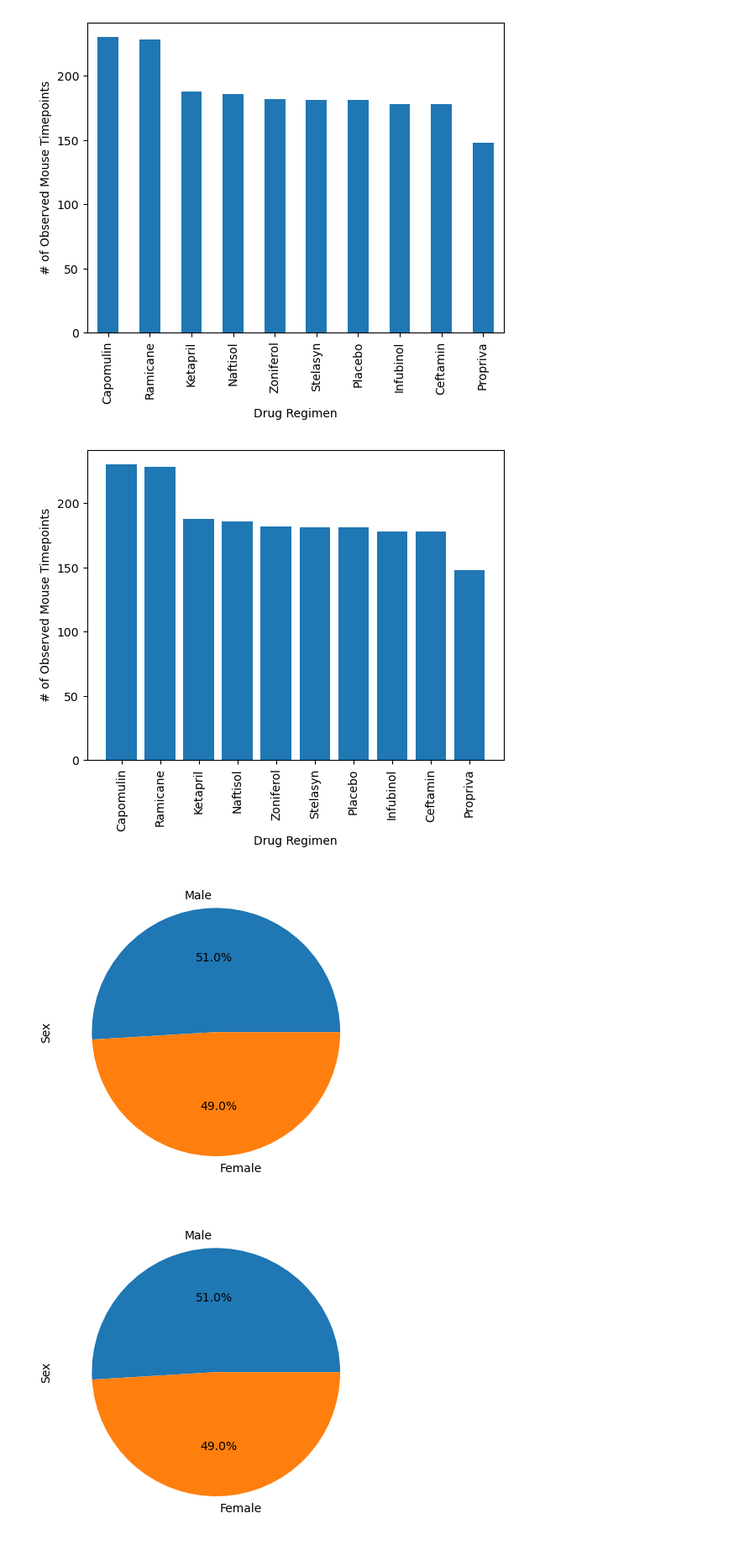
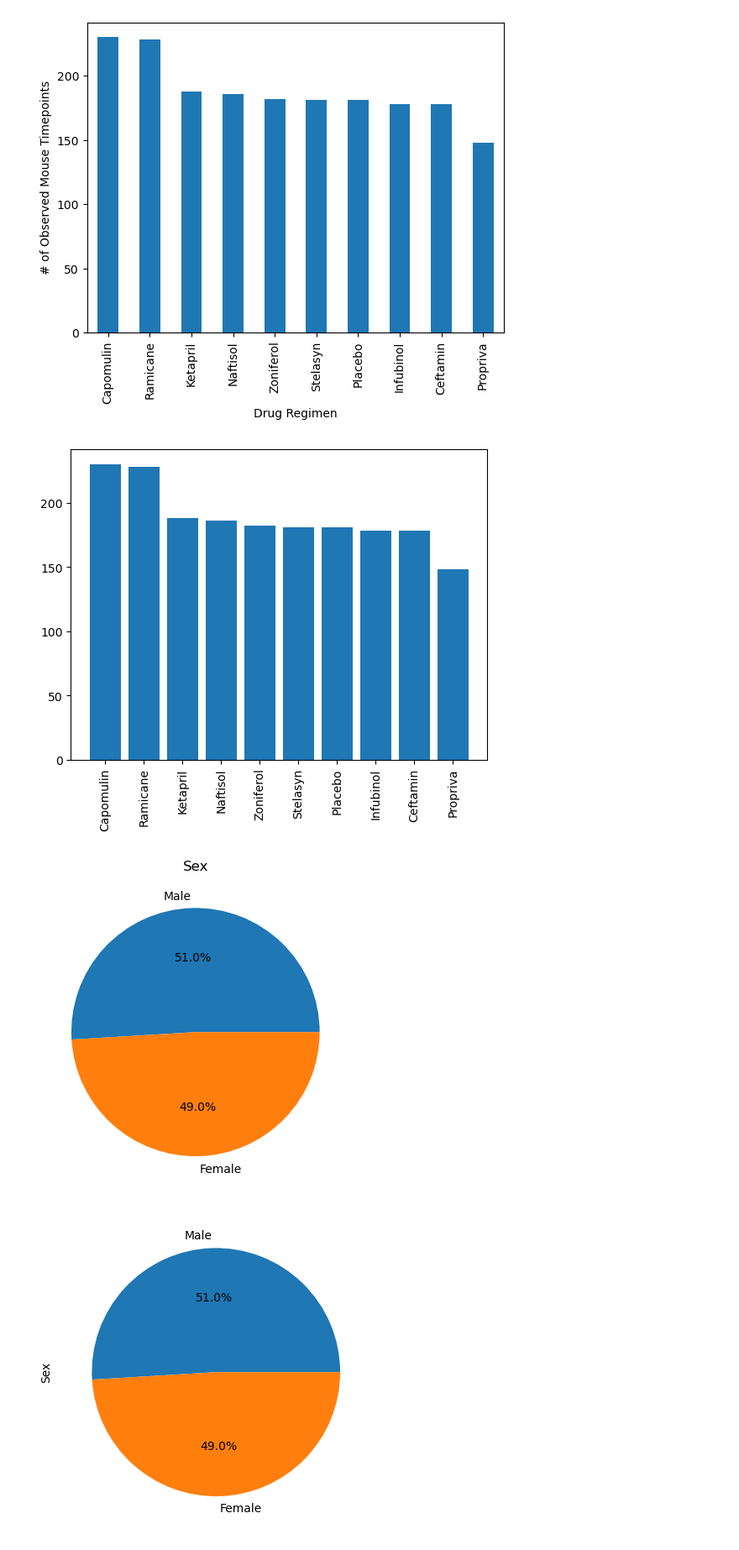
Before and after one commit to iramos2/matplotlib-challenge, a Jupyter notebook: pymaceuticals_starter.ipynb, the cells around one changed output. Shown at 84% size. Drawn from its saved outputs; the diff is of its cells as text; code cells hidden in the pictures.

```diff
--- a/pymaceuticals_starter.ipynb
+++ b/pymaceuticals_starter.ipynb
@@ -142,12 +142,23 @@ mouse_summ
 [figure]
 # %%
 # Generate a bar plot showing the total number of rows (Mouse ID/Timepoints) for each drug regimen using pyplot.
+x_axis = np.arange(len(mouse_drug))
+drug_name = list(mouse_drug.index)
+plt.bar(x_axis, mouse_drug)
+tick_loc = [value for value in x_axis]
+plt.xticks(tick_loc, drug_name, rotation=90)
+plt.show()
 # %% [output]
-[figure, old version]
+[figure, new version]
 # %%
 # Generate a pie plot showing the distribution of female versus male mice using Pandas
+sex = mouse_study['Sex'].value_counts()
+label = list(sex.index)
+plt.pie(x, labels=label, autopct="%.1f%%")
+plt.title('Sex')
+plt.show()
 # %% [output]
-[figure, old version]
+[figure, new version]
 # %%
 # Generate a pie plot showing the distribution of female versus male mice using pyplot
 # %% [output]
```
Also changed, not shown: parts of 4 cells of this notebook.
